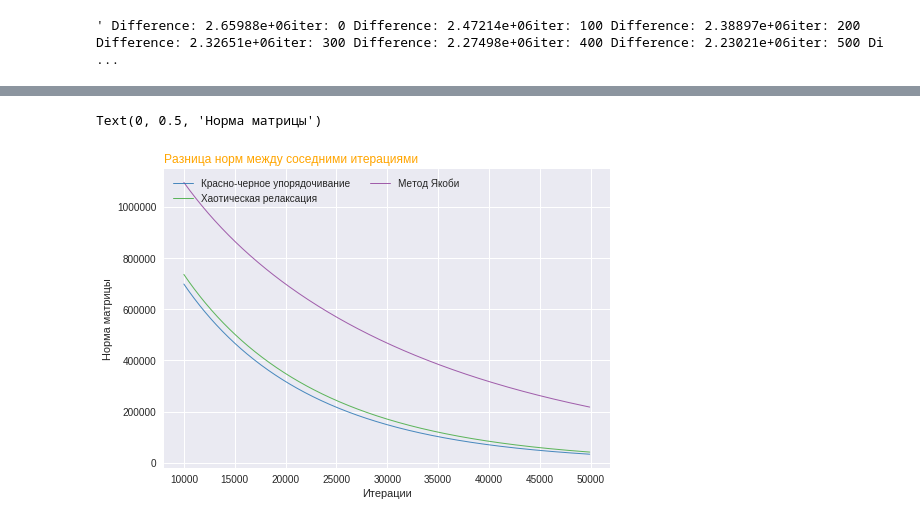
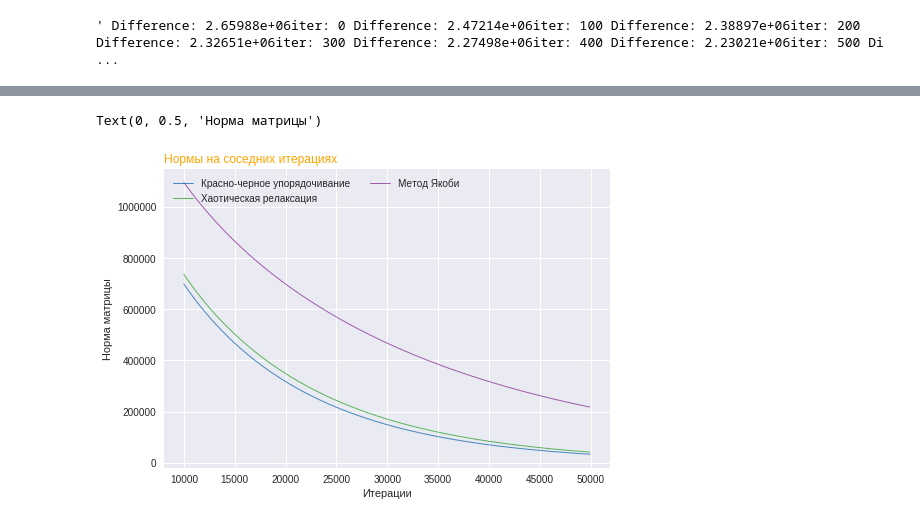
Before and after one commit to 4en1x/diploma, a Jupyter notebook: Final3WithNorms.ipynb, the cells around one changed output, grey strips where cells are left out. Drawn from its saved outputs; the diff is of its cells as text; code cells hidden in the pictures.

```diff
--- a/Final3WithNorms.ipynb
+++ b/Final3WithNorms.ipynb
@@ -688,32 +688,32 @@ k = 100
 
 c1 = list(map(lambda x: float(x), open("diff1.txt", 'r').read().split(' ')[:-1]))[k:]
 c2 = list(map(lambda x: float(x), open("diff2.txt", 'r').read().split(' ')[:-1]))[k:]
 c3 = list(map(lambda x: float(x), open("diff3.txt", 'r').read().split(' ')[:-1]))[k:]
 l = len(c1)
 
 
 
 iterations = list(map(lambda x: x * 100,list(range(k,l + k))))
 
 # style
 plt.style.use('seaborn-darkgrid')
 
 # create a color palette
 palette = plt.get_cmap('Set1')
 
 # multiple line plot
 
 plt.plot(iterations, c1,  marker='', color=palette(1), linewidth=1, alpha=0.9, label='Красно-черное упорядочивание')
 plt.plot(iterations, c2,  marker='', color=palette(2), linewidth=1, alpha=0.9, label='Хаотическая релаксация')
 plt.plot(iterations, c3,  marker='', color=palette(3), linewidth=1, alpha=0.9, label='Метод Якоби')
 
 # Add legend
 plt.legend(loc=2, ncol=2)
 
 # Add titles
-plt.title("Разница норм между соседними итерациями", loc='left', fontsize=12, fontweight=0, color='orange')
+plt.title("Нормы на соседних итерациях", loc='left', fontsize=12, fontweight=0, color='orange')
 plt.xlabel("Итерации")
 plt.ylabel("Норма матрицы")
 # %% [output]
 Text(0, 0.5, 'Норма матрицы')
-[figure, old version]
+[figure, new version]
```
